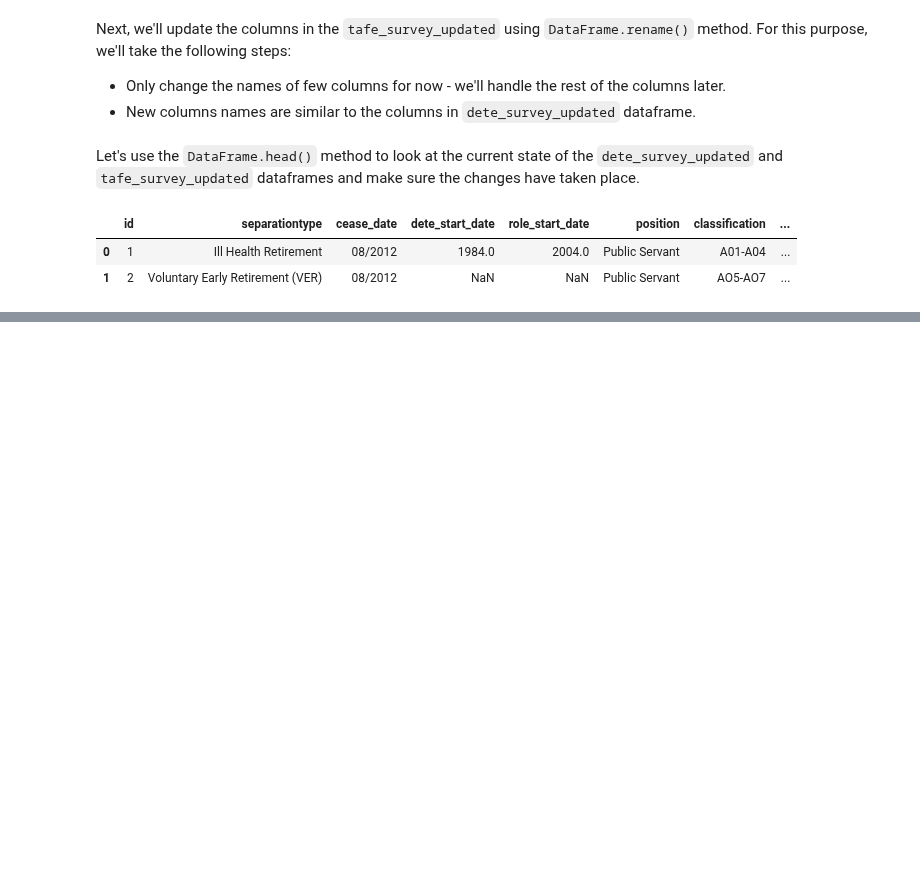
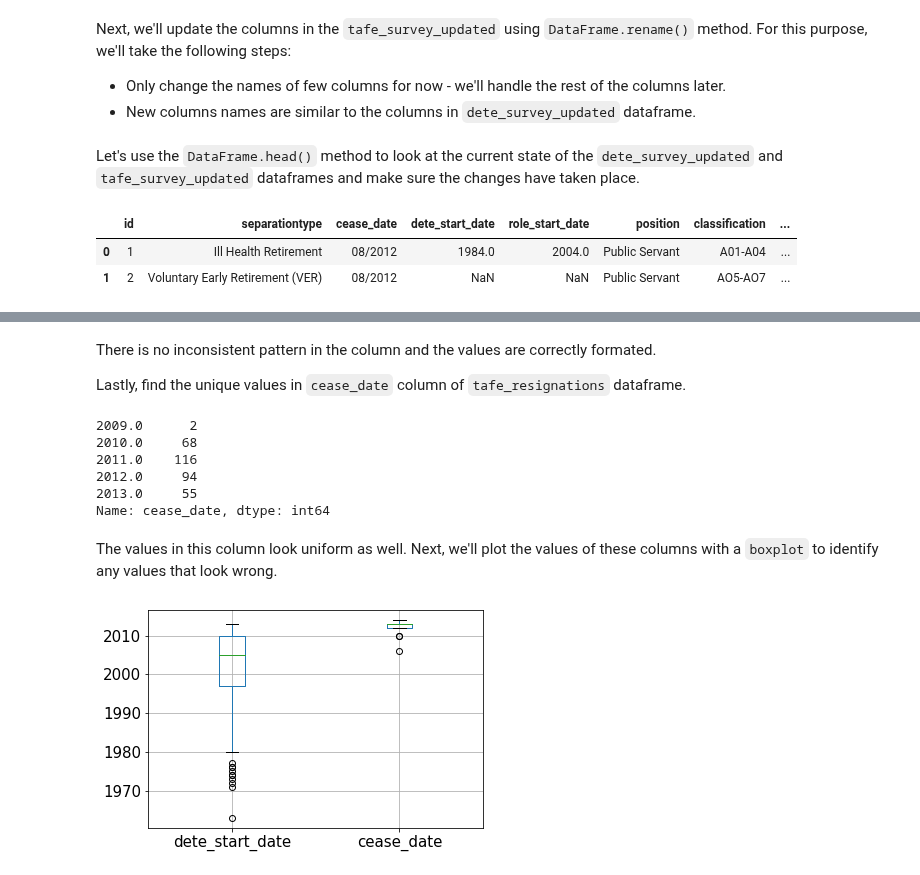
Before and after one commit to MuhammadAwon/datascience-projects, a Jupyter notebook: Projects/clean-and-analyze-employee-exit-surveys/clean-and-analyze-employee-exit-surveys.ipynb, the cells around one changed output, grey strips where cells are left out. Saved outputs shown, nothing was run; the diff lists cells and outputs as text; code cells hidden in the pictures; blank space fills up the shorter version.

Commit message:
modify data cleaning and analyze employee exit surveys project

```diff
--- a/Projects/clean-and-analyze-employee-exit-surveys/clean-and-analyze-employee-exit-surveys.ipynb
+++ b/Projects/clean-and-analyze-employee-exit-surveys/clean-and-analyze-employee-exit-surveys.ipynb
@@ -57,8 +57,6 @@ import matplotlib.style as style
 
 # Display all columns in the dataframe
 pd.set_option('display.max_columns', None)
-# Plot style
-style.use('fivethirtyeight')
 # Enable the inline plotting
 %matplotlib inline
 # %% [markdown]
@@ -379,0 +418,9 @@ tafe_survey_updated.head(2)
+# %%
+# Select only those entries that have a 'Resignation' separation type
+dete_resignations = dete_survey_updated[dete_survey_updated['separationtype'].str.contains('Resignation')].copy()
+tafe_resignations = tafe_survey_updated[tafe_survey_updated['separationtype'].str.contains('Resignation', na=False)].copy()
+
+# Display unique values in 'dete_resignations' and 'tafe_resignations'
+for df, df_name in zip([dete_resignations, tafe_resignations], df_names):
+    print('\033[1m' + df_name + '\033[0;0m')
+    print(df['separationtype'].value_counts(), '\n')
@@ -379,0 +472,5 @@ tafe_survey_updated.head(2)
+# %%
+# Create regex to match 4 digits of year
+pattern = r'(\d{4})'
+# Extract and assign only year from 'cease_date' and convert the type to float
+dete_resignations['cease_date'] = dete_resignations['cease_date'].str.extract(pattern).astype('float')
@@ -379,0 +512,21 @@ tafe_survey_updated.head(2)
+# %% [markdown]
+There is no inconsistent pattern in the column and the values are correctly formated.
+
+Lastly, find the unique values in `cease_date` column of `tafe_resignations` dataframe.
+# %%
+# View unique values with index in ascending order
+tafe_resignations['cease_date'].value_counts().sort_index(ascending=True)
+# %% [output]
+2009.0      2
+2010.0     68
+2011.0    116
+2012.0     94
+2013.0     55
+Name: cease_date, dtype: int64
+# %% [markdown]
+The values in this column look uniform as well. Next, we'll plot the values of these columns with a `boxplot` to identify any values that look wrong.
+# %%
+dete_resignations.boxplot(column=['dete_start_date', 'cease_date'], fontsize=15)
+plt.show()
+# %% [output]
+[figure, added]
```
Also changed, not shown: parts of 15 cells of this notebook.
